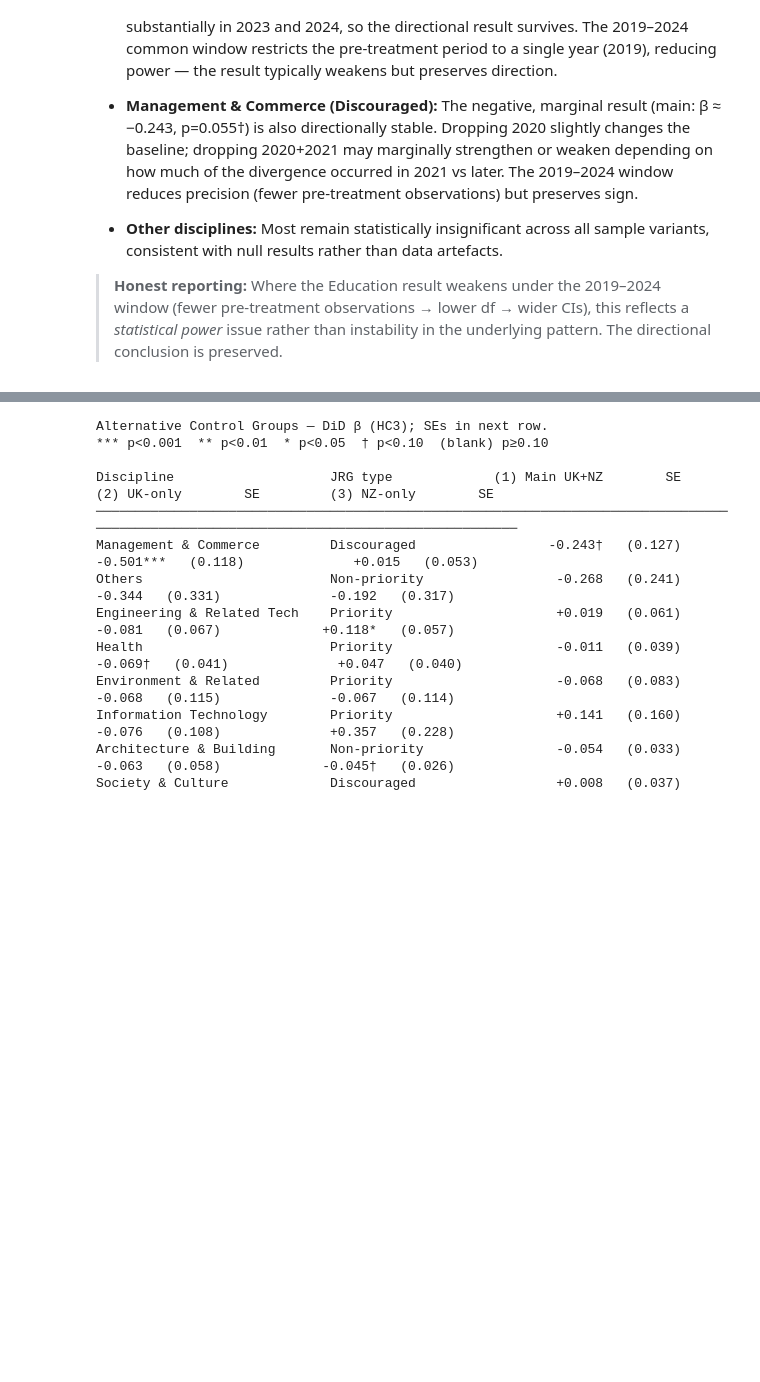
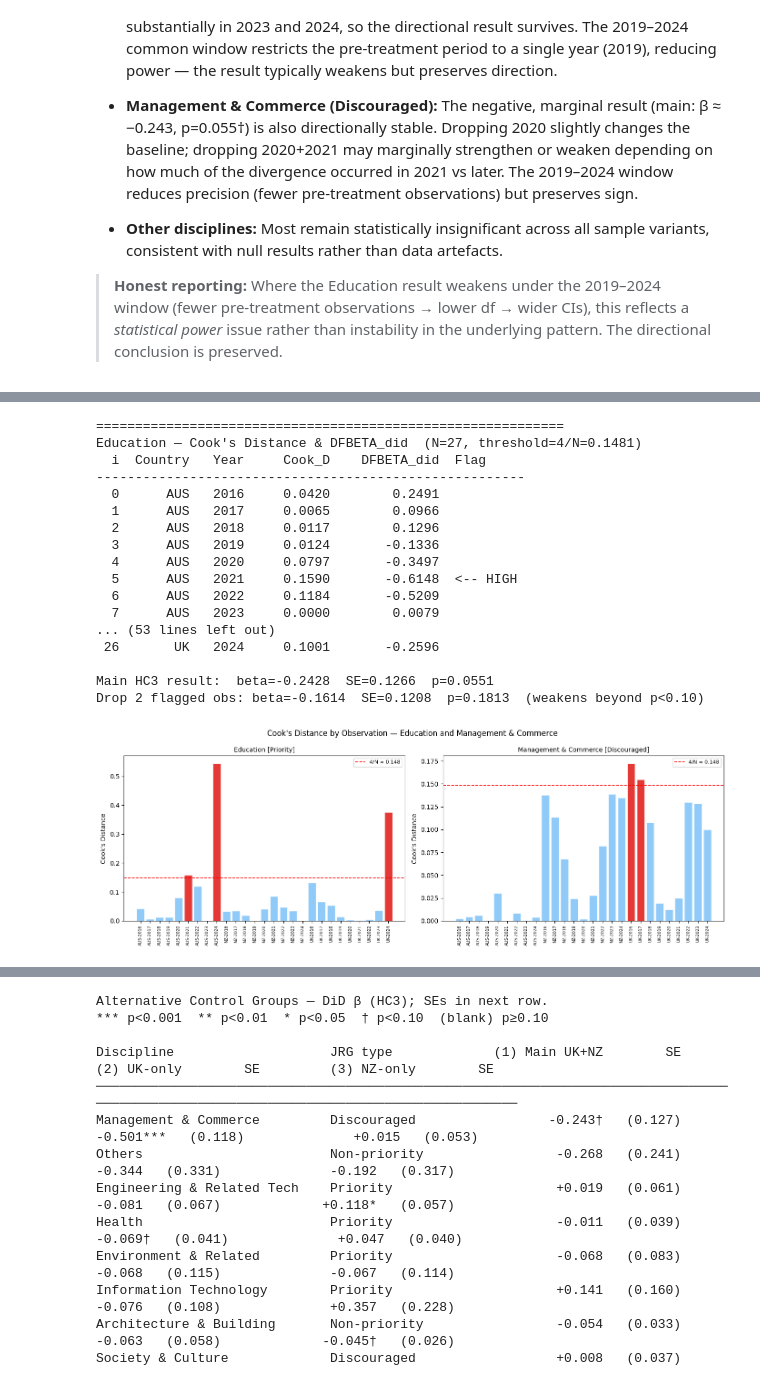
Before and after one commit to epie0003/ECC3479-Project-JRGS, a Jupyter notebook: docs/Robustness Checks/Robustness Checks.ipynb, the cells around one changed output, grey strips where cells are left out. Cells and saved outputs as stored; diff of their text form; code cells hidden in the pictures; blank space fills up the shorter version.

```diff
--- a/docs/Robustness Checks/Robustness Checks.ipynb
+++ b/docs/Robustness Checks/Robustness Checks.ipynb
@@ -729,0 +781,77 @@ Focus — Education and Management & Commerce:
+# %%
+from statsmodels.stats.outliers_influence import OLSInfluence
+
+FOCUS = [('Education', 7, 2016, 'Priority'),
+         ('Management & Commerce', 8, 2016, 'Discouraged')]
+
+fig, axes = plt.subplots(1, 2, figsize=(14, 5))
+fig.suptitle("Cook's Distance by Observation — Education and Management & Commerce", fontsize=12)
+
+for ax, (label, catkey, start, jrg_type) in zip(axes, FOCUS):
+    panel = _build_panel(catkey, start).reset_index(drop=True)
+    f = 'log_enrollments ~ treated + nz_dummy + did + C(year)'
+    m_ols = smf.ols(f, data=panel).fit()   # plain OLS for influence (HC3 changes betas but not leverage)
+    m_hc3 = smf.ols(f, data=panel).fit(cov_type='HC3')
+
+    infl    = OLSInfluence(m_ols)
+    cooks   = infl.cooks_distance[0]
+    did_idx = list(m_ols.params.index).index('did')
+    dfbeta  = infl.dfbetas[:, did_idx]
+
+    N         = len(panel)
+    threshold = 4 / N
+    flagged   = [i for i in range(N) if cooks[i] > threshold]
+
+    obs_labels = [f"{panel.iloc[i]['country']}-{panel.iloc[i]['year']}" for i in range(N)]
+
+    colours = ['#E53935' if i in flagged else '#90CAF9' for i in range(N)]
+    ax.bar(range(N), cooks, color=colours, edgecolor='white', linewidth=0.4)
+    ax.axhline(threshold, color='red', lw=1.2, linestyle='--', label=f'4/N = {threshold:.3f}')
+    ax.set_xticks(range(N))
+    ax.set_xticklabels(obs_labels, rotation=90, fontsize=6.5)
+    ax.set_ylabel("Cook's Distance")
+    ax.set_title(f"{label} [{jrg_type}]", fontsize=10)
+    ax.legend(fontsize=8)
+
+    print(f"\n{'='*60}")
+    print(f"{label} — Cook's Distance & DFBETA_did  (N={N}, threshold=4/N={threshold:.4f})")
+    print(f"{'i':>3}  {'Country':>7}  {'Year':>5}  {'Cook_D':>9}  {'DFBETA_did':>12}  Flag")
+    print('-' * 55)
+    for i in range(N):
+        flag = '<-- HIGH' if cooks[i] > threshold else ''
+        print(f"{i:>3}  {panel.iloc[i]['country']:>7}  {panel.iloc[i]['year']:>5}  "
+              f"{cooks[i]:>9.4f}  {dfbeta[i]:>12.4f}  {flag}")
+
+    print(f"\nMain HC3 result:  beta={m_hc3.params['did']:+.4f}  SE={m_hc3.bse['did']:.4f}  "
+          f"p={m_hc3.pvalues['did']:.4f}")
+
+    if flagged:
+        panel_trim = panel.drop(index=flagged).reset_index(drop=True)
+        m_trim = smf.ols(f, data=panel_trim).fit(cov_type='HC3')
+        b2 = m_trim.params['did']; se2 = m_trim.bse['did']; p2 = m_trim.pvalues['did']
+        print(f"Drop {len(flagged)} flagged obs: beta={b2:+.4f}  SE={se2:.4f}  p={p2:.4f}  "
+              f"{'** result survives **' if p2 < 0.10 else '(weakens beyond p<0.10)'}")
+    else:
+        print("No observations exceed the Cook's distance threshold.")
+
+plt.tight_layout()
+plt.show()
+# %% [output]
+============================================================
+Education — Cook's Distance & DFBETA_did  (N=27, threshold=4/N=0.1481)
+  i  Country   Year     Cook_D    DFBETA_did  Flag
+-------------------------------------------------------
+  0      AUS   2016     0.0420        0.2491
+  1      AUS   2017     0.0065        0.0966
+  2      AUS   2018     0.0117        0.1296
+  3      AUS   2019     0.0124       -0.1336
+  4      AUS   2020     0.0797       -0.3497
+  5      AUS   2021     0.1590       -0.6148  <-- HIGH
+  6      AUS   2022     0.1184       -0.5209
+  7      AUS   2023     0.0000        0.0079
+... (53 lines left out)
+ 26       UK   2024     0.1001       -0.2596
+
+Main HC3 result:  beta=-0.2428  SE=0.1266  p=0.0551
+Drop 2 flagged obs: beta=-0.1614  SE=0.1208  p=0.1813  (weakens beyond p<0.10)
+[figure, added]
```
Also changed, not shown: parts of 15 cells of this notebook, 2 other files.
